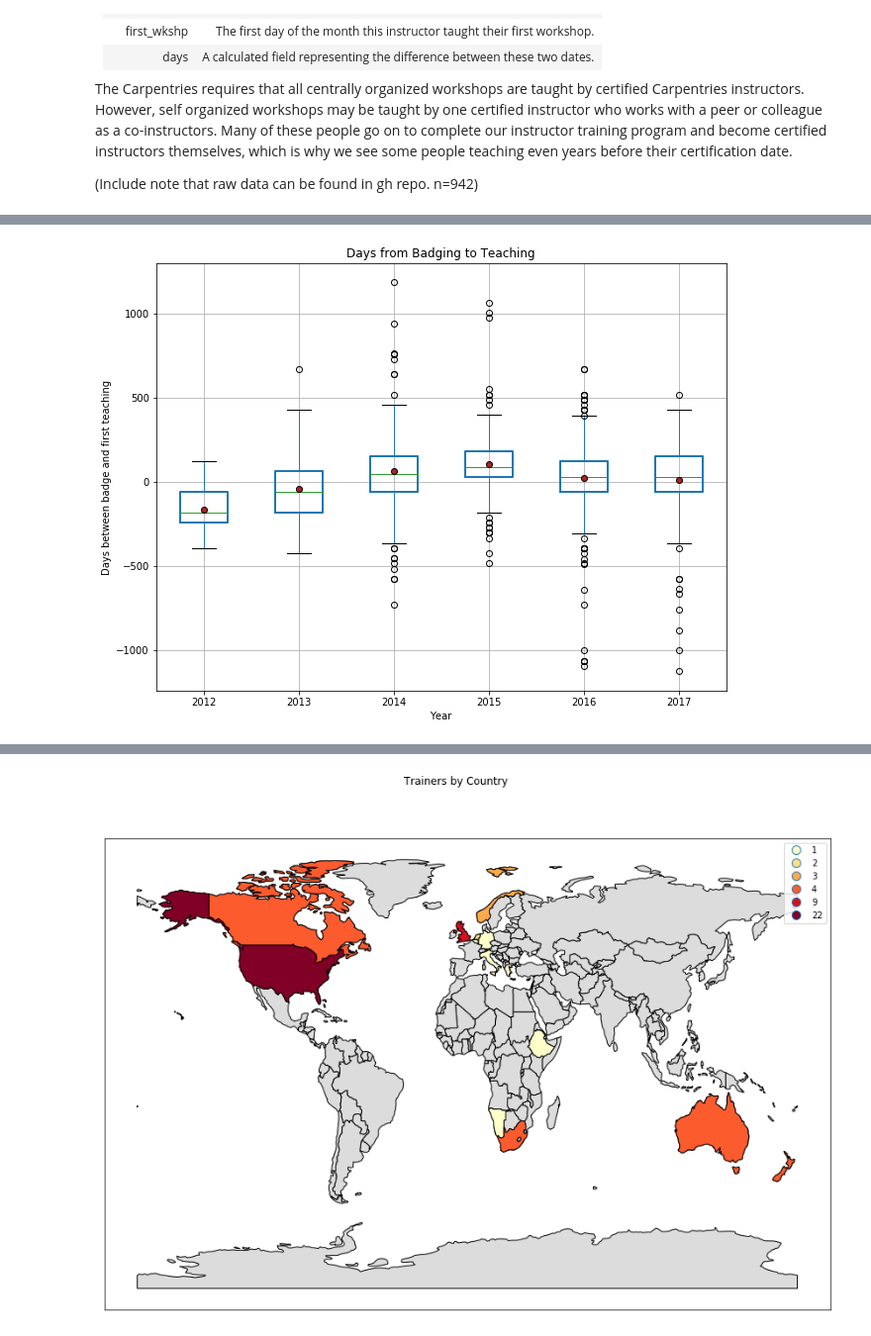
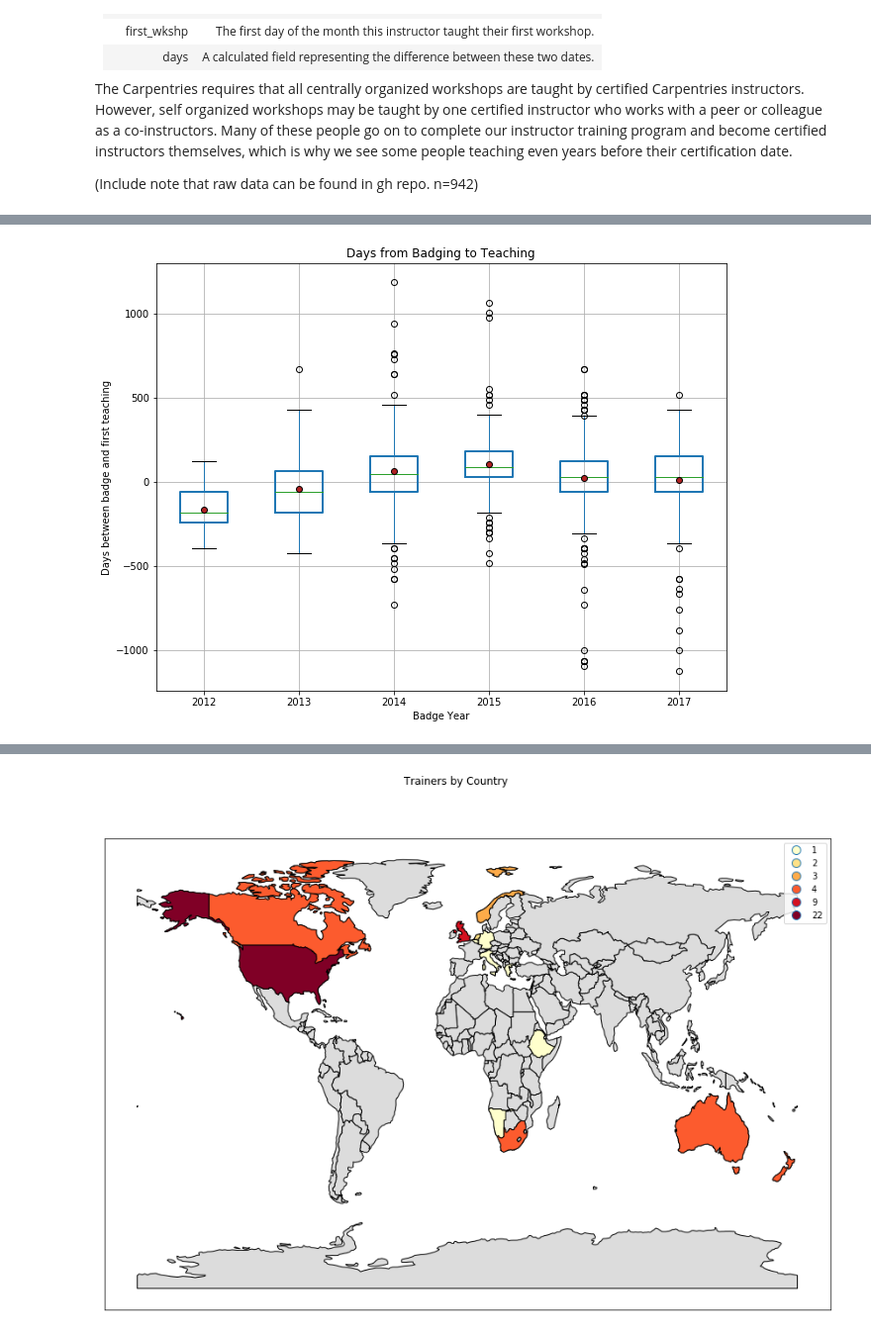
Before and after one commit to carpentries/assessment, a Jupyter notebook: programmatic-assessment/workshops/final_report_outline.ipynb, the cells around one changed output, grey strips where cells are left out. Shown at 99% size. Cells and saved outputs as stored; diff of their text form; code cells hidden in the pictures.

```diff
--- a/programmatic-assessment/workshops/final_report_outline.ipynb
+++ b/programmatic-assessment/workshops/final_report_outline.ipynb
@@ -678,14 +684,14 @@ days_badge_to_teach = days_badge_to_teach[days_badge_to_teach['badge_year'] < 20
 # %%
 # See https://pandas.pydata.org/pandas-docs/stable/generated/pandas.DataFrame.boxplot.html
 
 title = "Days from Badging to Teaching"
 
 ax = days_badge_to_teach.boxplot(by="badge_year", column='days', figsize=(10,8), showmeans = True, meanprops = meanprops, boxprops = boxprops)
 
 ax.set_title(title)
 ax.get_figure().suptitle("")
-ax.set_xlabel("Year")
+ax.set_xlabel("Badge Year")
 ax.set_ylabel("Days between badge and first teaching")
 plt.show()
 # %% [output]
-[figure, old version]
+[figure, new version]
```
Also changed, not shown: parts of 23 cells of this notebook.
